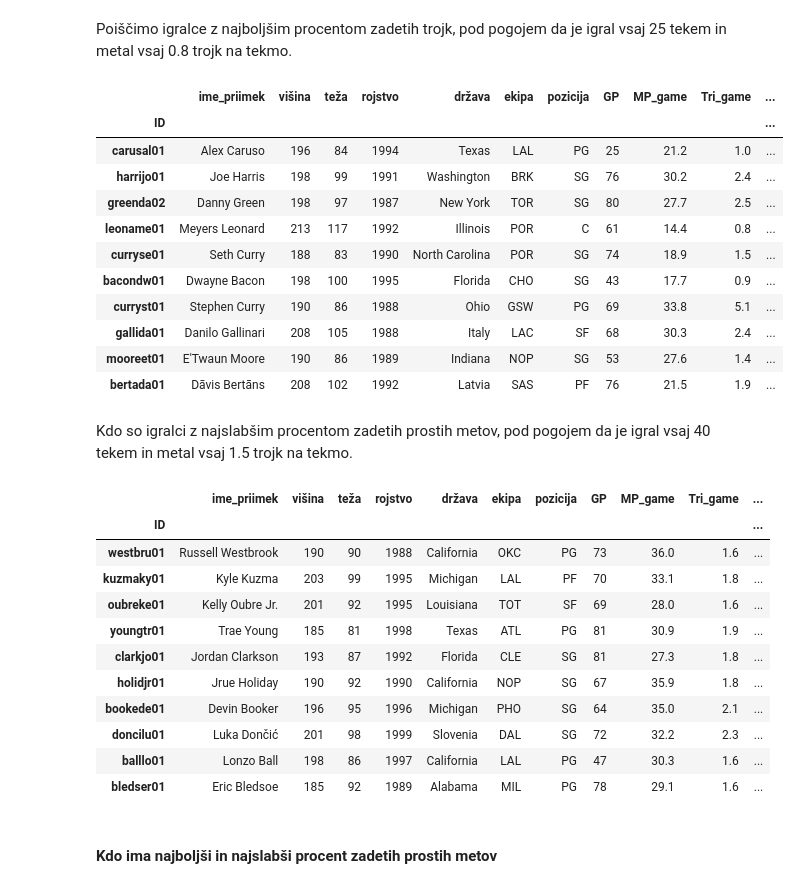
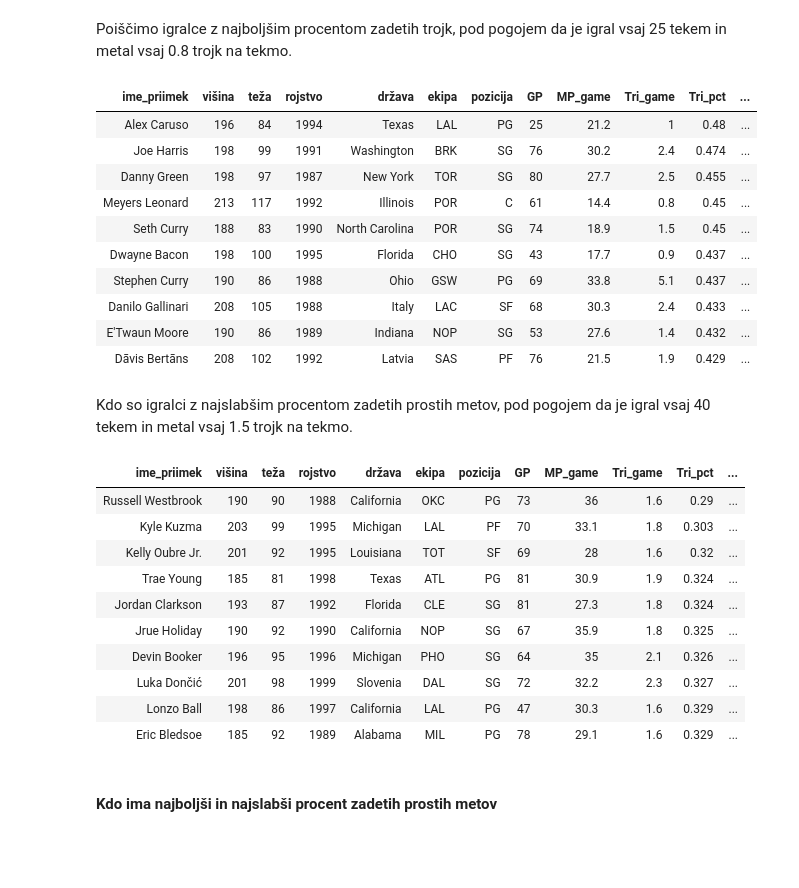
Before and after one commit to 1marcelspehonja/Programiranje-1-projekt, a Jupyter notebook: prikaz_podatkov.ipynb, the cells around one changed output. Cells and saved outputs as stored; diff of their text form; code cells hidden in the pictures; blank space fills up the shorter version.

```diff
--- a/prikaz_podatkov.ipynb
+++ b/prikaz_podatkov.ipynb
@@ -118,40 +131,40 @@ podatki_ft.plot.scatter(x='teža',y='FT_pct', title= 'Povezava procenta zadetih
 Poiščimo igralce z najboljšim procentom zadetih trojk, pod pogojem da je igral vsaj 25 tekem in metal vsaj 0.8 trojk na tekmo.
 # %%
 podatki_surovo[(podatki_surovo.GP >= 25) &
-        (podatki_surovo.Tri_game >= 0.8)][['ime_priimek', 'višina', 'teža', 'rojstvo', 'država', 'ekipa', 'pozicija',
-                                  'GP', 'MP_game', 'Tri_game', 'Tri_pct', 'PPG']].sort_values('Tri_pct', ascending = False).head(10)
+        (podatki_surovo.Tri_game >= 0.8)][['ime_priimek', 'višina', 'teža', 'rojstvo', 'država', 'ekipa', 'pozicija', 'GP',
+                                           'MP_game', 'Tri_game', 'Tri_pct', 'PPG']
+                                         ].sort_values('Tri_pct', ascending = False).head(10).style.hide_index()
 # %% [output]
-|  | ime_priimek | višina | teža | rojstvo | država | ekipa | pozicija | GP | MP_game | Tri_game | ... |
-| ID |  |  |  |  |  |  |  |  |  |  | ... |
-| carusal01 | Alex Caruso | 196 | 84 | 1994 | Texas | LAL | PG | 25 | 21.2 | 1.0 | ... |
-| harrijo01 | Joe Harris | 198 | 99 | 1991 | Washington | BRK | SG | 76 | 30.2 | 2.4 | ... |
-| greenda02 | Danny Green | 198 | 97 | 1987 | New York | TOR | SG | 80 | 27.7 | 2.5 | ... |
-| leoname01 | Meyers Leonard | 213 | 117 | 1992 | Illinois | POR | C | 61 | 14.4 | 0.8 | ... |
-| curryse01 | Seth Curry | 188 | 83 | 1990 | North Carolina | POR | SG | 74 | 18.9 | 1.5 | ... |
-| bacondw01 | Dwayne Bacon | 198 | 100 | 1995 | Florida | CHO | SG | 43 | 17.7 | 0.9 | ... |
-| curryst01 | Stephen Curry | 190 | 86 | 1988 | Ohio | GSW | PG | 69 | 33.8 | 5.1 | ... |
-| gallida01 | Danilo Gallinari | 208 | 105 | 1988 | Italy | LAC | SF | 68 | 30.3 | 2.4 | ... |
-| mooreet01 | E'Twaun Moore | 190 | 86 | 1989 | Indiana | NOP | SG | 53 | 27.6 | 1.4 | ... |
-| bertada01 | Dāvis Bertāns | 208 | 102 | 1992 | Latvia | SAS | PF | 76 | 21.5 | 1.9 | ... |
+| ime_priimek | višina | teža | rojstvo | država | ekipa | pozicija | GP | MP_game | Tri_game | Tri_pct | ... |
+| Alex Caruso | 196 | 84 | 1994 | Texas | LAL | PG | 25 | 21.2 | 1 | 0.48 | ... |
+| Joe Harris | 198 | 99 | 1991 | Washington | BRK | SG | 76 | 30.2 | 2.4 | 0.474 | ... |
+| Danny Green | 198 | 97 | 1987 | New York | TOR | SG | 80 | 27.7 | 2.5 | 0.455 | ... |
+| Meyers Leonard | 213 | 117 | 1992 | Illinois | POR | C | 61 | 14.4 | 0.8 | 0.45 | ... |
+| Seth Curry | 188 | 83 | 1990 | North Carolina | POR | SG | 74 | 18.9 | 1.5 | 0.45 | ... |
+| Dwayne Bacon | 198 | 100 | 1995 | Florida | CHO | SG | 43 | 17.7 | 0.9 | 0.437 | ... |
+| Stephen Curry | 190 | 86 | 1988 | Ohio | GSW | PG | 69 | 33.8 | 5.1 | 0.437 | ... |
+| Danilo Gallinari | 208 | 105 | 1988 | Italy | LAC | SF | 68 | 30.3 | 2.4 | 0.433 | ... |
+| E'Twaun Moore | 190 | 86 | 1989 | Indiana | NOP | SG | 53 | 27.6 | 1.4 | 0.432 | ... |
+| Dāvis Bertāns | 208 | 102 | 1992 | Latvia | SAS | PF | 76 | 21.5 | 1.9 | 0.429 | ... |
 # %% [markdown]
 Kdo so igralci z najslabšim procentom zadetih prostih metov, pod pogojem da je igral vsaj 40 tekem in metal vsaj 1.5 trojk na tekmo.
 # %%
 podatki_surovo[(podatki_surovo.GP >= 40) &
         (podatki_surovo.Tri_game >= 1.5)][['ime_priimek', 'višina', 'teža', 'rojstvo', 'država', 'ekipa', 'pozicija',
-                                  'GP', 'MP_game', 'Tri_game', 'Tri_pct', 'PPG']].sort_values('Tri_pct', ascending = True).head(10)
+                                  'GP', 'MP_game', 'Tri_game', 'Tri_pct', 'PPG']
+                                         ].sort_values('Tri_pct', ascending = True).head(10).style.hide_index()
 # %% [output]
-|  | ime_priimek | višina | teža | rojstvo | država | ekipa | pozicija | GP | MP_game | Tri_game | ... |
-| ID |  |  |  |  |  |  |  |  |  |  | ... |
-| westbru01 | Russell Westbrook | 190 | 90 | 1988 | California | OKC | PG | 73 | 36.0 | 1.6 | ... |
-| kuzmaky01 | Kyle Kuzma | 203 | 99 | 1995 | Michigan | LAL | PF | 70 | 33.1 | 1.8 | ... |
-| oubreke01 | Kelly Oubre Jr. | 201 | 92 | 1995 | Louisiana | TOT | SF | 69 | 28.0 | 1.6 | ... |
-| youngtr01 | Trae Young | 185 | 81 | 1998 | Texas | ATL | PG | 81 | 30.9 | 1.9 | ... |
-| clarkjo01 | Jordan Clarkson | 193 | 87 | 1992 | Florida | CLE | SG | 81 | 27.3 | 1.8 | ... |
-| holidjr01 | Jrue Holiday | 190 | 92 | 1990 | California | NOP | SG | 67 | 35.9 | 1.8 | ... |
-| bookede01 | Devin Booker | 196 | 95 | 1996 | Michigan | PHO | SG | 64 | 35.0 | 2.1 | ... |
-| doncilu01 | Luka Dončić | 201 | 98 | 1999 | Slovenia | DAL | SG | 72 | 32.2 | 2.3 | ... |
-| balllo01 | Lonzo Ball | 198 | 86 | 1997 | California | LAL | PG | 47 | 30.3 | 1.6 | ... |
-| bledser01 | Eric Bledsoe | 185 | 92 | 1989 | Alabama | MIL | PG | 78 | 29.1 | 1.6 | ... |
+| ime_priimek | višina | teža | rojstvo | država | ekipa | pozicija | GP | MP_game | Tri_game | Tri_pct | ... |
+| Russell Westbrook | 190 | 90 | 1988 | California | OKC | PG | 73 | 36 | 1.6 | 0.29 | ... |
+| Kyle Kuzma | 203 | 99 | 1995 | Michigan | LAL | PF | 70 | 33.1 | 1.8 | 0.303 | ... |
+| Kelly Oubre Jr. | 201 | 92 | 1995 | Louisiana | TOT | SF | 69 | 28 | 1.6 | 0.32 | ... |
+| Trae Young | 185 | 81 | 1998 | Texas | ATL | PG | 81 | 30.9 | 1.9 | 0.324 | ... |
+| Jordan Clarkson | 193 | 87 | 1992 | Florida | CLE | SG | 81 | 27.3 | 1.8 | 0.324 | ... |
+| Jrue Holiday | 190 | 92 | 1990 | California | NOP | SG | 67 | 35.9 | 1.8 | 0.325 | ... |
+| Devin Booker | 196 | 95 | 1996 | Michigan | PHO | SG | 64 | 35 | 2.1 | 0.326 | ... |
+| Luka Dončić | 201 | 98 | 1999 | Slovenia | DAL | SG | 72 | 32.2 | 2.3 | 0.327 | ... |
+| Lonzo Ball | 198 | 86 | 1997 | California | LAL | PG | 47 | 30.3 | 1.6 | 0.329 | ... |
+| Eric Bledsoe | 185 | 92 | 1989 | Alabama | MIL | PG | 78 | 29.1 | 1.6 | 0.329 | ... |
 # %% [markdown]
 #### Kdo ima najboljši in najslabši procent zadetih prostih metov
 # %% [markdown]
```
Also changed, not shown: parts of 11 cells of this notebook.
